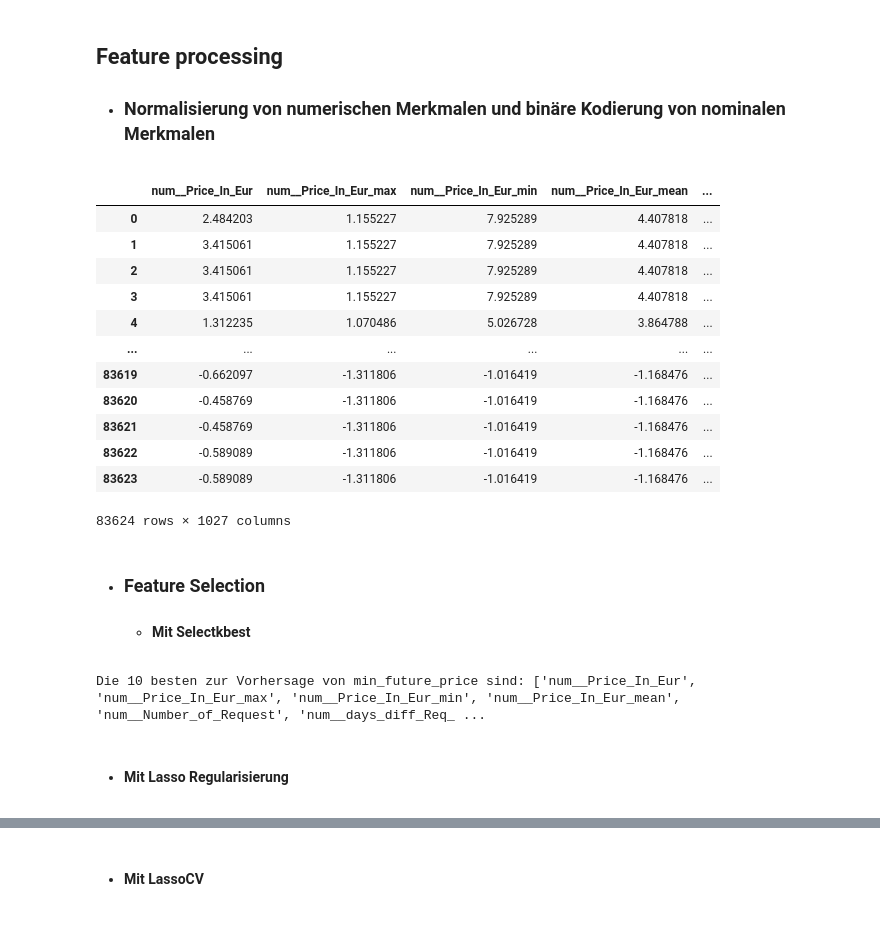
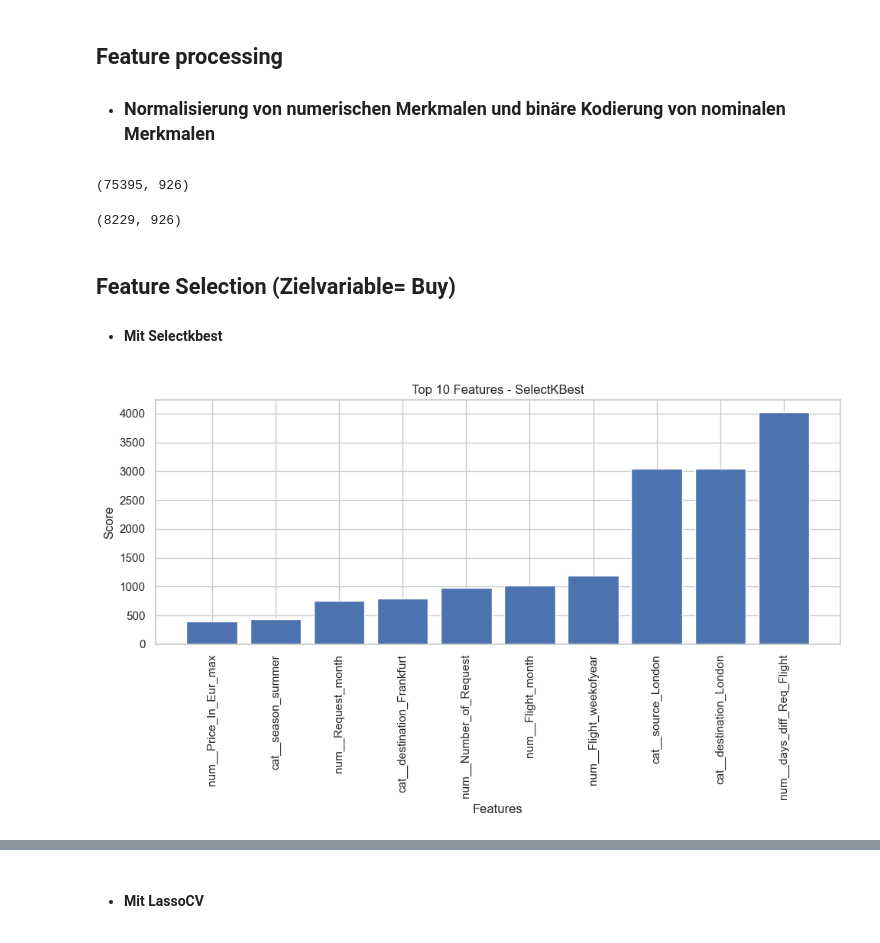
Before and after one commit to hahaha996/Data_Mining_Projekt, a Jupyter notebook: Projekt_DM.ipynb, the cells around one changed output, grey strips where cells are left out. Cells and saved outputs as stored; diff of their text form; code cells hidden in the pictures.

```diff
--- a/Projekt_DM.ipynb
+++ b/Projekt_DM.ipynb
@@ -522,11 +548,10 @@ y = Trainingsdaten['min_future_price_in_Eur']
 ## Feature processing
 - ### Normalisierung von numerischen Merkmalen und binäre Kodierung                                      von nominalen Merkmalen
 # %%
-
 
 # Merkmale für numerische Transformation
 numeric_features = ['Price_In_Eur','Price_In_Eur_max','Price_In_Eur_min','Price_In_Eur_mean','Number_of_Request',
-                    'days_diff_Req_Flight','weekend','Request_Dayofweek','Request_month',
+                   'days_diff_Req_Flight','weekend','Request_Dayofweek','Request_month',
                     'Flight_Dayofweek','Flight_month','Flight_weekofyear']
 
 # Merkmale für kategoriale Transformation
@@ -548,48 +573,63 @@ preprocessor = ColumnTransformer(
 
 
 
-# Transformation der Merkmale
-X_transformed = preprocessor.fit_transform(X)
+# Transformation der Merkmale im X_train
+Xtrain_transformed = preprocessor.fit_transform(X_train)
 
 # Überschriften der transformierten Merkmale erhalten
 transformed_feature_names = preprocessor.get_feature_names_out()
+
+# Transformation der Merkmale im X_val
+Xval_transformed = preprocessor.transform(X_val)
+
+# Überschriften der transformierten Merkmale erhalten
+transformed_feature_names_val = preprocessor.get_feature_names_out()
-# %%
-# Überprüfen der transformierten Merkmale
-pd.DataFrame(X_transformed.toarray(), columns = transformed_feature_names)
-# %% [output]
-|  | num__Price_In_Eur | num__Price_In_Eur_max | num__Price_In_Eur_min | num__Price_In_Eur_mean | ... |
-| 0 | 2.484203 | 1.155227 | 7.925289 | 4.407818 | ... |
-| 1 | 3.415061 | 1.155227 | 7.925289 | 4.407818 | ... |
-| 2 | 3.415061 | 1.155227 | 7.925289 | 4.407818 | ... |
-| 3 | 3.415061 | 1.155227 | 7.925289 | 4.407818 | ... |
-| 4 | 1.312235 | 1.070486 | 5.026728 | 3.864788 | ... |
-| ... | ... | ... | ... | ... | ... |
-| 83619 | -0.662097 | -1.311806 | -1.016419 | -1.168476 | ... |
-| 83620 | -0.458769 | -1.311806 | -1.016419 | -1.168476 | ... |
-| 83621 | -0.458769 | -1.311806 | -1.016419 | -1.168476 | ... |
-| 83622 | -0.589089 | -1.311806 | -1.016419 | -1.168476 | ... |
-| 83623 | -0.589089 | -1.311806 | -1.016419 | -1.168476 | ... |
-83624 rows × 1027 columns
+# %%
+# neue Dataframe für Trainingsdaten mit relevanten Merkmalen
+frame = pd.DataFrame(Xtrain_transformed.toarray(),columns=preprocessor.get_feature_names_out())
+frame.shape
+# %% [output]
+(75395, 926)
+# %%
+# neue Dataframe für Validierungsdaten mit relevanten Merkmalen
+frame_val = pd.DataFrame(Xval_transformed.toarray(),columns=transformed_feature_names_val)
+frame_val.shape
+# %% [output]
+(8229, 926)
 # %% [markdown]
-- ### Feature Selection
+## Feature Selection (Zielvariable= Buy)
   - #### Mit Selectkbest
 # %%
 
 # SelectKBest-Transformer mit der gewünschten Score-Funktion erstellen
-kbest = SelectKBest(score_func=f_regression, k=10)  # Wähle die 10 besten Features
+kbest = SelectKBest(score_func=f_classif, k=10)  # Wähle die 10 besten Features
 
 # Transformer auf die Daten anwenden
-X_selected = kbest.fit_transform(X_transformed, y)
+Xtrain_selected = kbest.fit_transform(Xtrain_transformed.toarray(), y_train)
 
 # Die ausgewählten Feature-Indizes erhalten
 feature_indices = kbest.get_support(indices=True)
 
 # Die Namen der ausgewählten Features erhalten
-selected_features = transformed_feature_names[feature_indices]
+selected_features = frame.columns[feature_indices]
 
 # Die ausgewählten Features anzeigen
-print(f"Die 10 besten zur Vorhersage von min_future_price sind: {[i for i in list(selected_features)]}")
+#print(f"Die 10 besten Merkmale zur Vorhersage von Buy nach SelectKBest-Transformer sind: {[i for i in list(selected_features)]}")
+
+#Score
+feature_scores = kbest.scores_
+
+# Erstelle ein Array mit den Rängen der Features (absteigend sortiert)
+top_10_features = np.argsort(feature_scores)[-10:]
+
+# Plotte die Scores der k besten Features
+plt.figure(figsize=(10, 6))
+plt.bar(range(10), feature_scores[top_10_features])
+plt.xticks(range(10), np.array(transformed_feature_names)[top_10_features], rotation=90)
+plt.xlabel('Features')
+plt.ylabel('Score')
+plt.title(f'Top 10 Features - SelectKBest')
+plt.tight_layout()
+plt.show()
 # %% [output]
-Die 10 besten zur Vorhersage von min_future_price sind: ['num__Price_In_Eur', 'num__Price_In_Eur_max', 'num__Price_In_Eur_min', 'num__Price_In_Eur_mean', 'num__Number_of_Request', 'num__days_diff_Req_ ...
+[figure, added]
-# %% [markdown]
-- #### Mit Lasso Regularisierung
```
Also changed, not shown: parts of 19 cells of this notebook.
